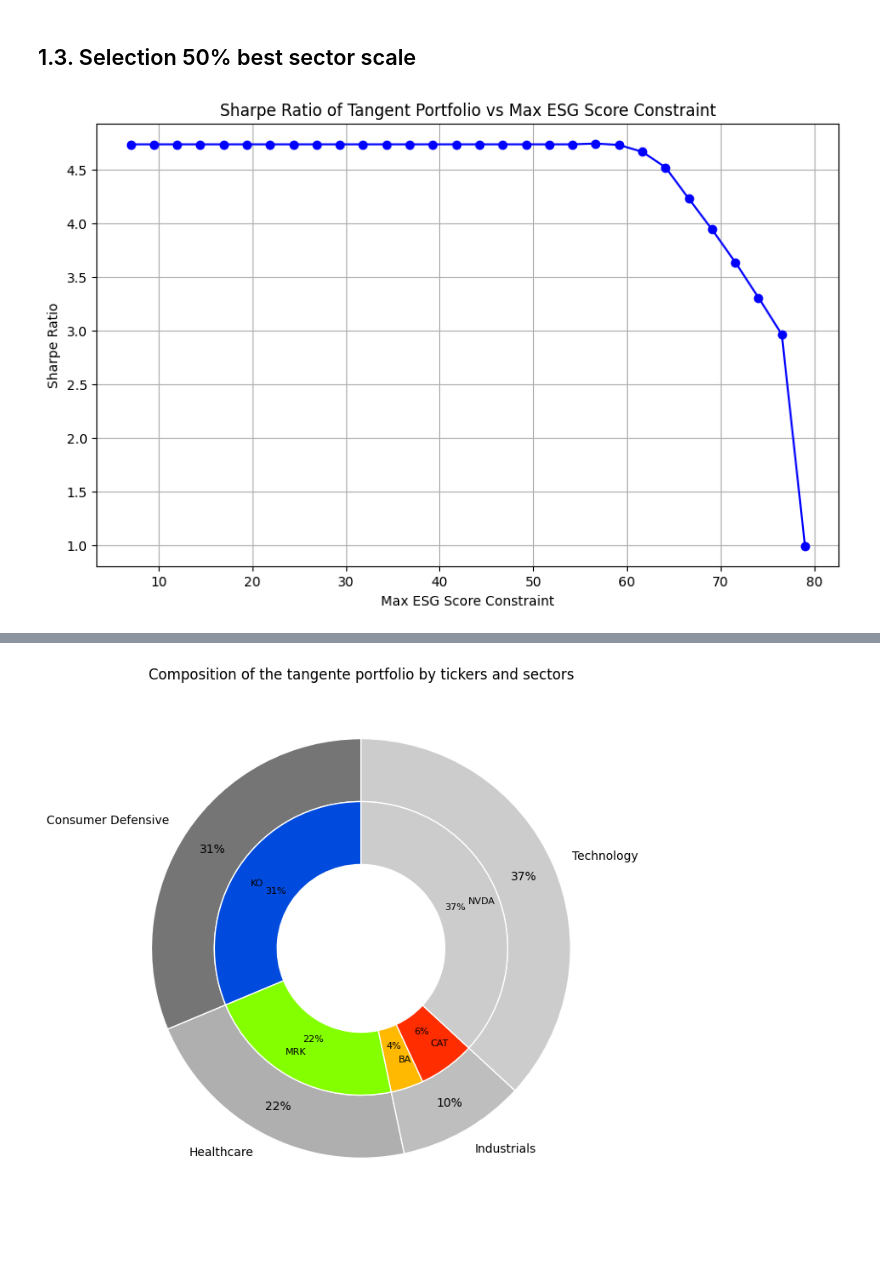
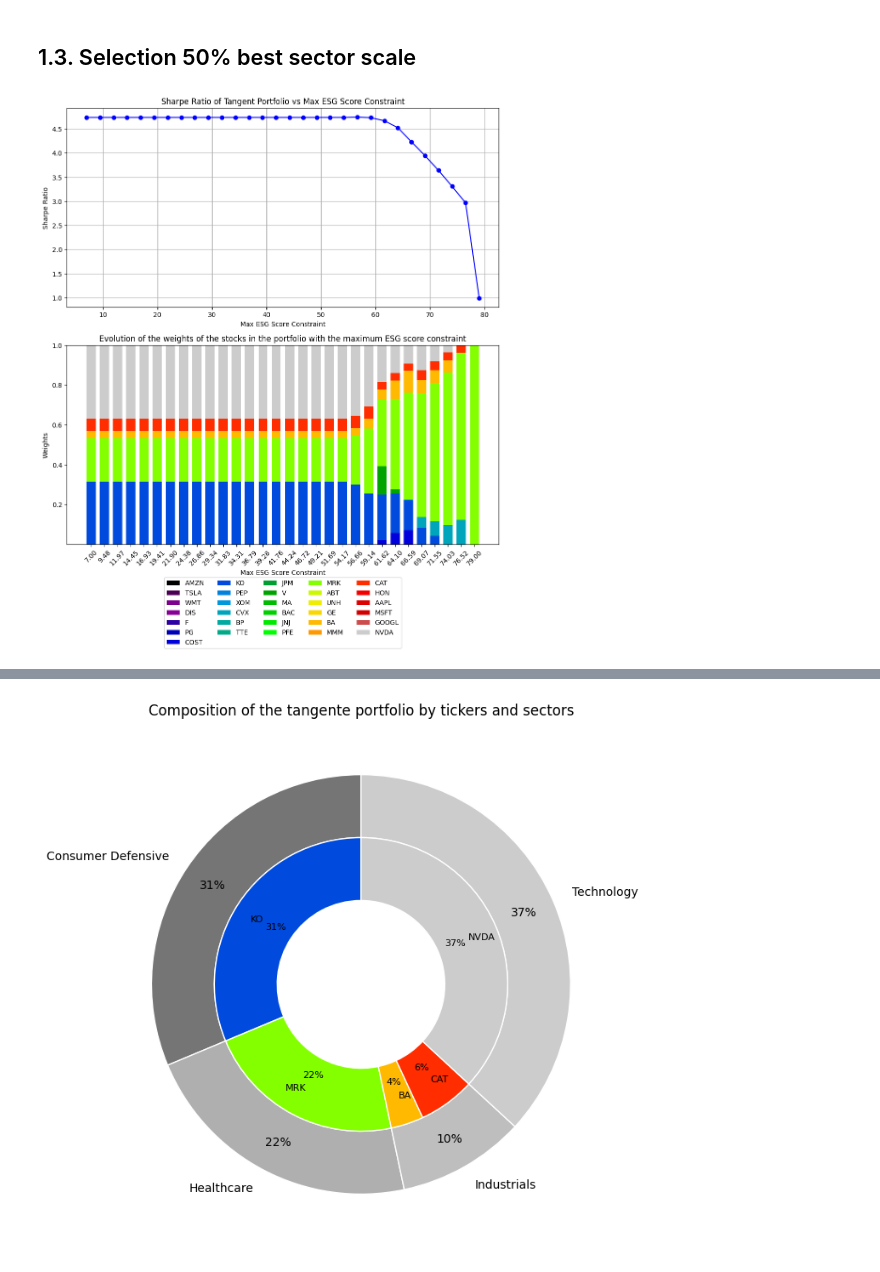
Before and after one commit to antoinedte/-Allocation_de_portefeuille_sous_contrainte_ESG, a Jupyter notebook: exploration/20240309_msci_rating copy.ipynb, the cells around one changed output, grey strips where cells are left out. Saved outputs shown, nothing was run; the diff lists cells and outputs as text; code cells hidden in the pictures.

```diff
--- a/exploration/20240309_msci_rating copy.ipynb
+++ b/exploration/20240309_msci_rating copy.ipynb
@@ -236,15 +306,24 @@ PORTFOLIO.plot_tangente_portfolio_composition(gammas=GAMMA_VALUES,
 [figure]
 # %% [markdown]
 ## 1.3. Selection 50% best sector scale
+# %%
+# sharpe_ratio_and_weights_varying_esg_limit_50_pourcent_sector.png
+PORTFOLIO.plot_sharpe_ratio_and_weights_varying_esg_limit(GAMMA_VALUES,
+                                        risk_free_rate=RISK_FREE_RATE,
+                                        max_esg_scores=MAX_ESG_SCORES,
+                                        fully_invested=True,
+                                        long_only=True,
+                                        best_in_class_method=0.5,
+                                        best_in_class_strategy='sector')
+# %% [output]
+[figure, added]
 # %%
-# sharp_ratio_vs_max_score_50_pourcent_sector.png
-PORTFOLIO.plot_sharp_ratio_vs_max_score(GAMMA_VALUES,
-                                        risk_free_rate=RISK_FREE_RATE,
-                                        max_esg_scores=MAX_ESG_SCORES,
-                                        fully_invested=True,
-                                        long_only=True,
-                                        best_in_class_method=0.5,
-                                        best_in_class_strategy='sector')
+# # sharp_ratio_vs_max_score_50_pourcent_sector.png
+# PORTFOLIO.plot_sharp_ratio_vs_max_score(GAMMA_VALUES,
+#                                         risk_free_rate=RISK_FREE_RATE,
+#                                         max_esg_scores=MAX_ESG_SCORES,
+#                                         fully_invested=True,
+#                                         long_only=True,
+#                                         best_in_class_method=0.5,
+#                                         best_in_class_strategy='sector')
-# %% [output]
-[figure, removed]
 # %%
```
Also changed, not shown: parts of 31 cells of this notebook, 12 other files.
